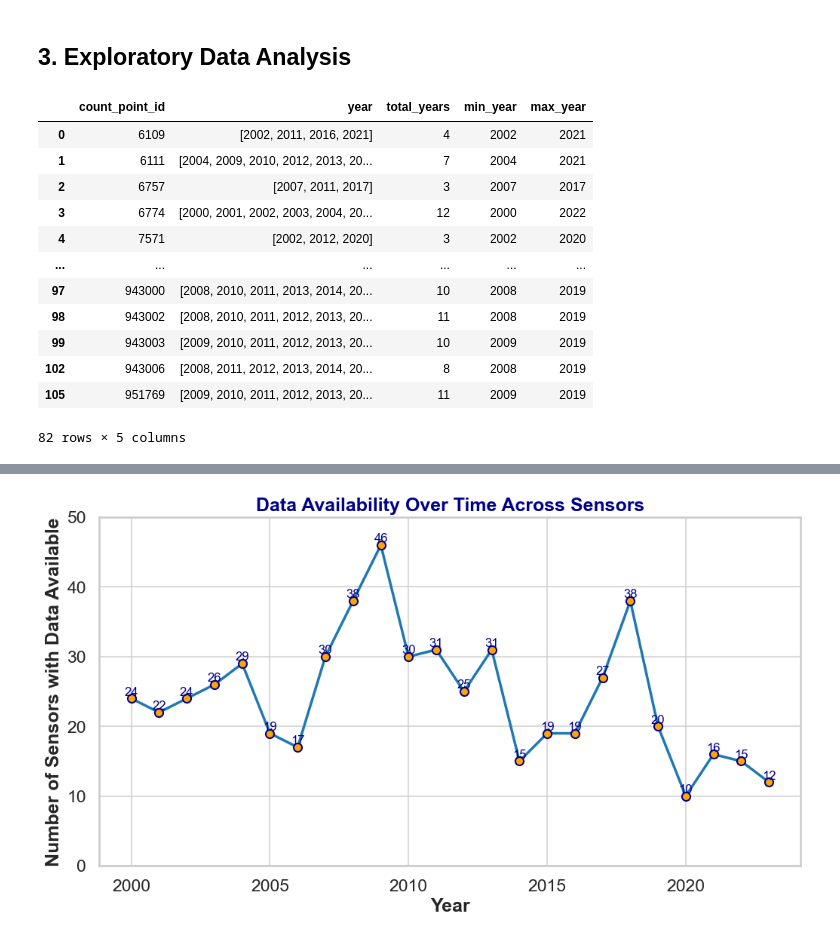
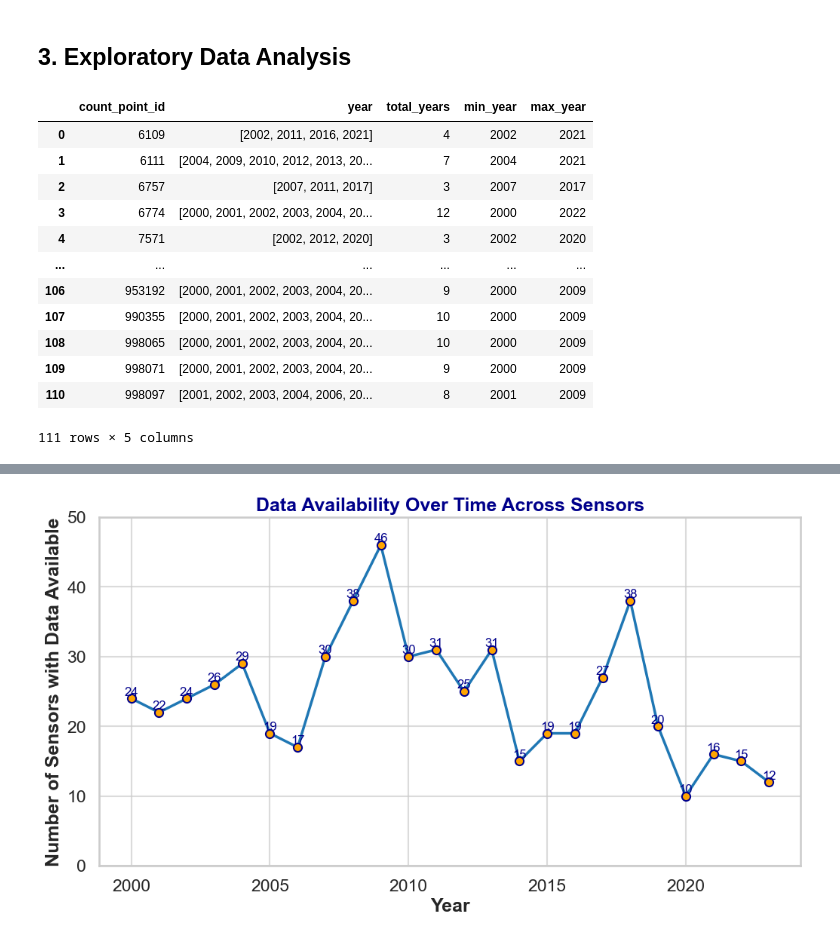
Before and after one commit to faraz-m-awan/traffic_congestion_modeling, a Jupyter notebook: traffic_congestion_modeling.ipynb, the cells around one changed output, grey strips where cells are left out. Drawn from its saved outputs; the diff is of its cells as text; code cells hidden in the pictures.

```diff
--- a/traffic_congestion_modeling.ipynb
+++ b/traffic_congestion_modeling.ipynb
@@ -333,7 +340,0 @@ count_df.head()
-# %%
-df=df.merge(count_df[['count_point_id','lanes','width','fwd_lanes','bkwd_lanes','max_speed','std_lane_width_meters','oneway','carriageway_type']],
-         how='left',
-         on='count_point_id')
-
-df['lanes']=df['lanes'].astype(float)
-df[['region_id','region_name','local_authority_id','local_authority_name']].nunique()
@@ -359,26 +379,27 @@ df['congestion_ratio']=df['total_cars']/df['avg_road_capacity'] # Calculating ro
 # %%
 
 # Creating a summary DataFrame 'tdf' to analyze year data availability for each unique road count point.
 # The code groups data by 'count_point_id' and collects all unique years of data availability for each point.
 
 tdf=pd.DataFrame(df.groupby(['count_point_id'])['year'].unique()).reset_index() # Groups by 'count_point_id' and lists unique years for each
 
 # Calculating and adding columns to summarize year information for each count point:
 tdf['total_years'] = tdf['year'].apply(len) # Counts the total number of unique years with data for each count point
 tdf['min_year'] = tdf['year'].apply(min) # Finds the earliest (oldest) year with data availability
 tdf['max_year'] = tdf['year'].apply(max) # Finds the latest (most recent) year with data availability
 tdf[tdf['max_year']>2013]
+tdf
 # %% [output]
 |  | count_point_id | year | total_years | min_year | max_year |
 | 0 | 6109 | [2002, 2011, 2016, 2021] | 4 | 2002 | 2021 |
 | 1 | 6111 | [2004, 2009, 2010, 2012, 2013, 20... | 7 | 2004 | 2021 |
 | 2 | 6757 | [2007, 2011, 2017] | 3 | 2007 | 2017 |
 | 3 | 6774 | [2000, 2001, 2002, 2003, 2004, 20... | 12 | 2000 | 2022 |
 | 4 | 7571 | [2002, 2012, 2020] | 3 | 2002 | 2020 |
 | ... | ... | ... | ... | ... | ... |
-| 97 | 943000 | [2008, 2010, 2011, 2013, 2014, 20... | 10 | 2008 | 2019 |
-| 98 | 943002 | [2008, 2010, 2011, 2012, 2013, 20... | 11 | 2008 | 2019 |
-| 99 | 943003 | [2009, 2010, 2011, 2012, 2013, 20... | 10 | 2009 | 2019 |
-| 102 | 943006 | [2008, 2011, 2012, 2013, 2014, 20... | 8 | 2008 | 2019 |
-| 105 | 951769 | [2009, 2010, 2011, 2012, 2013, 20... | 11 | 2009 | 2019 |
+| 106 | 953192 | [2000, 2001, 2002, 2003, 2004, 20... | 9 | 2000 | 2009 |
+| 107 | 990355 | [2000, 2001, 2002, 2003, 2004, 20... | 10 | 2000 | 2009 |
+| 108 | 998065 | [2000, 2001, 2002, 2003, 2004, 20... | 10 | 2000 | 2009 |
+| 109 | 998071 | [2000, 2001, 2002, 2003, 2004, 20... | 9 | 2000 | 2009 |
+| 110 | 998097 | [2001, 2002, 2003, 2004, 2006, 20... | 8 | 2001 | 2009 |
-82 rows × 5 columns
+111 rows × 5 columns
```
Also changed, not shown: parts of 29 cells of this notebook.
